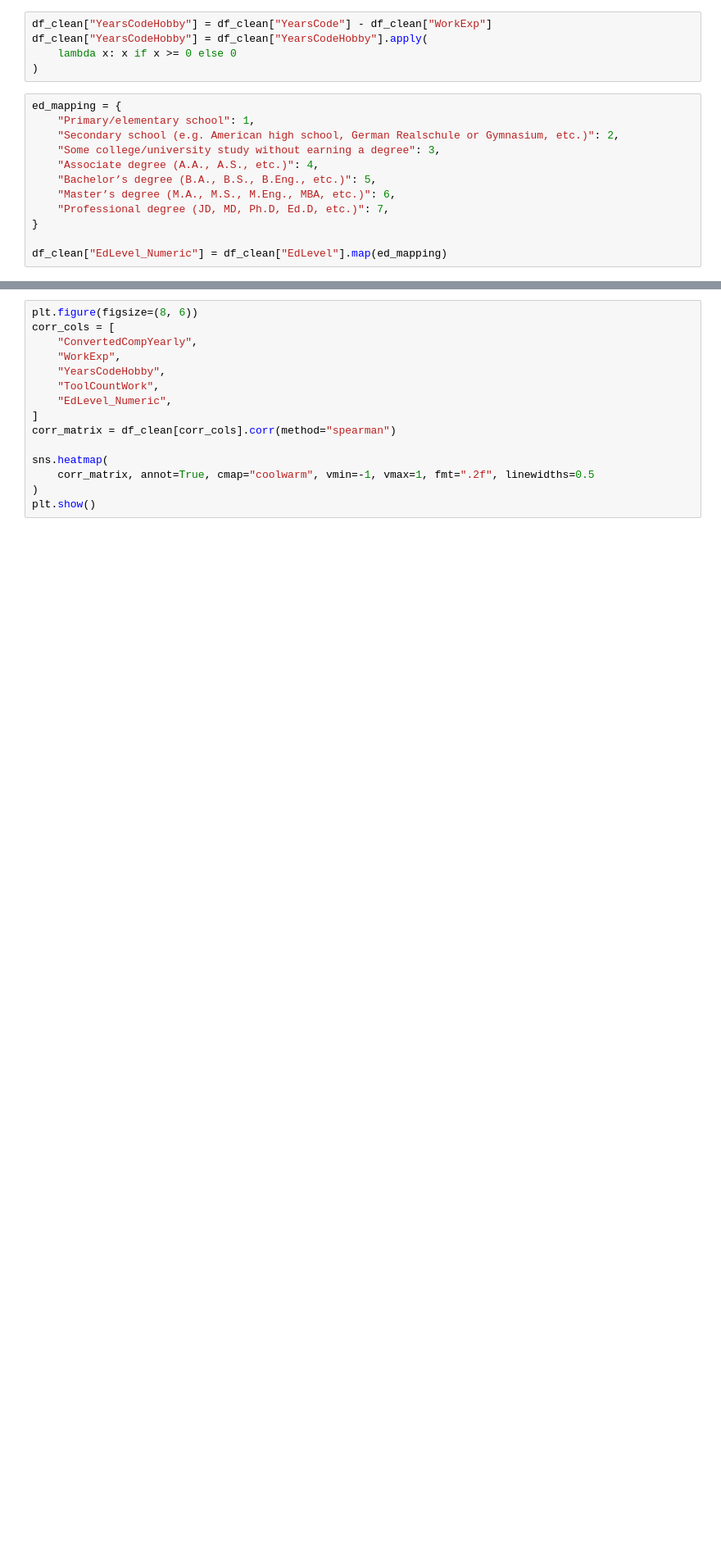
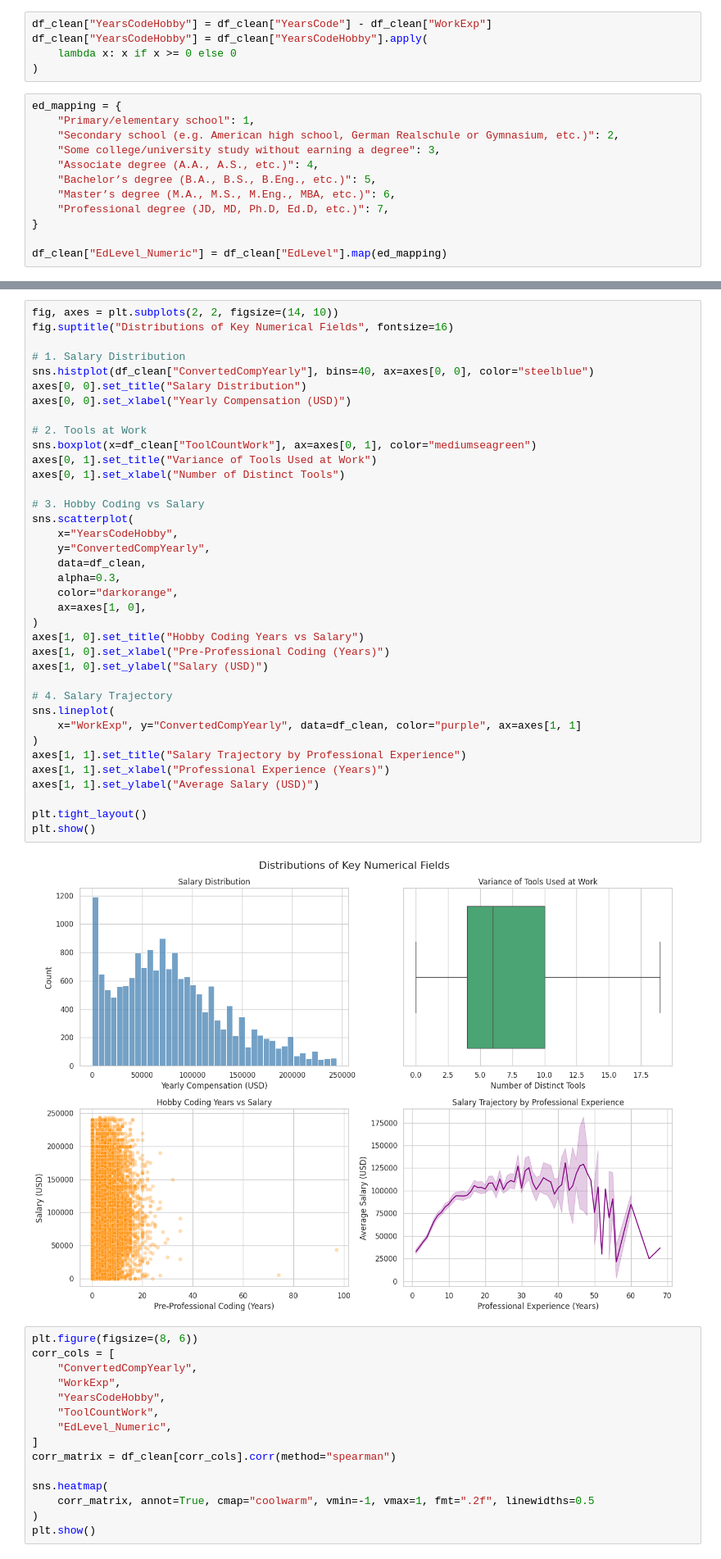
Before and after one commit to svyatoslav1x/dsba_data_analysis_1, a Jupyter notebook: project.ipynb, the cells around one changed output, grey strips where cells are left out. Shown at 82% size. Saved outputs shown, nothing was run; the diff lists cells and outputs as text; blank space fills up the shorter version.

```diff
--- a/project.ipynb
+++ b/project.ipynb
@@ -293,3 +349,42 @@ plt.show()
+# %%
+fig, axes = plt.subplots(2, 2, figsize=(14, 10))
+fig.suptitle("Distributions of Key Numerical Fields", fontsize=16)
+
+# 1. Salary Distribution
+sns.histplot(df_clean["ConvertedCompYearly"], bins=40, ax=axes[0, 0], color="steelblue")
+axes[0, 0].set_title("Salary Distribution")
+axes[0, 0].set_xlabel("Yearly Compensation (USD)")
+
+# 2. Tools at Work
+sns.boxplot(x=df_clean["ToolCountWork"], ax=axes[0, 1], color="mediumseagreen")
+axes[0, 1].set_title("Variance of Tools Used at Work")
+axes[0, 1].set_xlabel("Number of Distinct Tools")
+
+# 3. Hobby Coding vs Salary
+sns.scatterplot(
+    x="YearsCodeHobby",
+    y="ConvertedCompYearly",
+    data=df_clean,
+    alpha=0.3,
+    color="darkorange",
+    ax=axes[1, 0],
+)
+axes[1, 0].set_title("Hobby Coding Years vs Salary")
+axes[1, 0].set_xlabel("Pre-Professional Coding (Years)")
+axes[1, 0].set_ylabel("Salary (USD)")
+
+# 4. Salary Trajectory
+sns.lineplot(
+    x="WorkExp", y="ConvertedCompYearly", data=df_clean, color="purple", ax=axes[1, 1]
+)
+axes[1, 1].set_title("Salary Trajectory by Professional Experience")
+axes[1, 1].set_xlabel("Professional Experience (Years)")
+axes[1, 1].set_ylabel("Average Salary (USD)")
+
+plt.tight_layout()
+plt.show()
+# %% [output]
+[figure, added]
 # %%
 plt.figure(figsize=(8, 6))
 corr_cols = [
```
Also changed, not shown: parts of 47 cells of this notebook, 1 other file.
